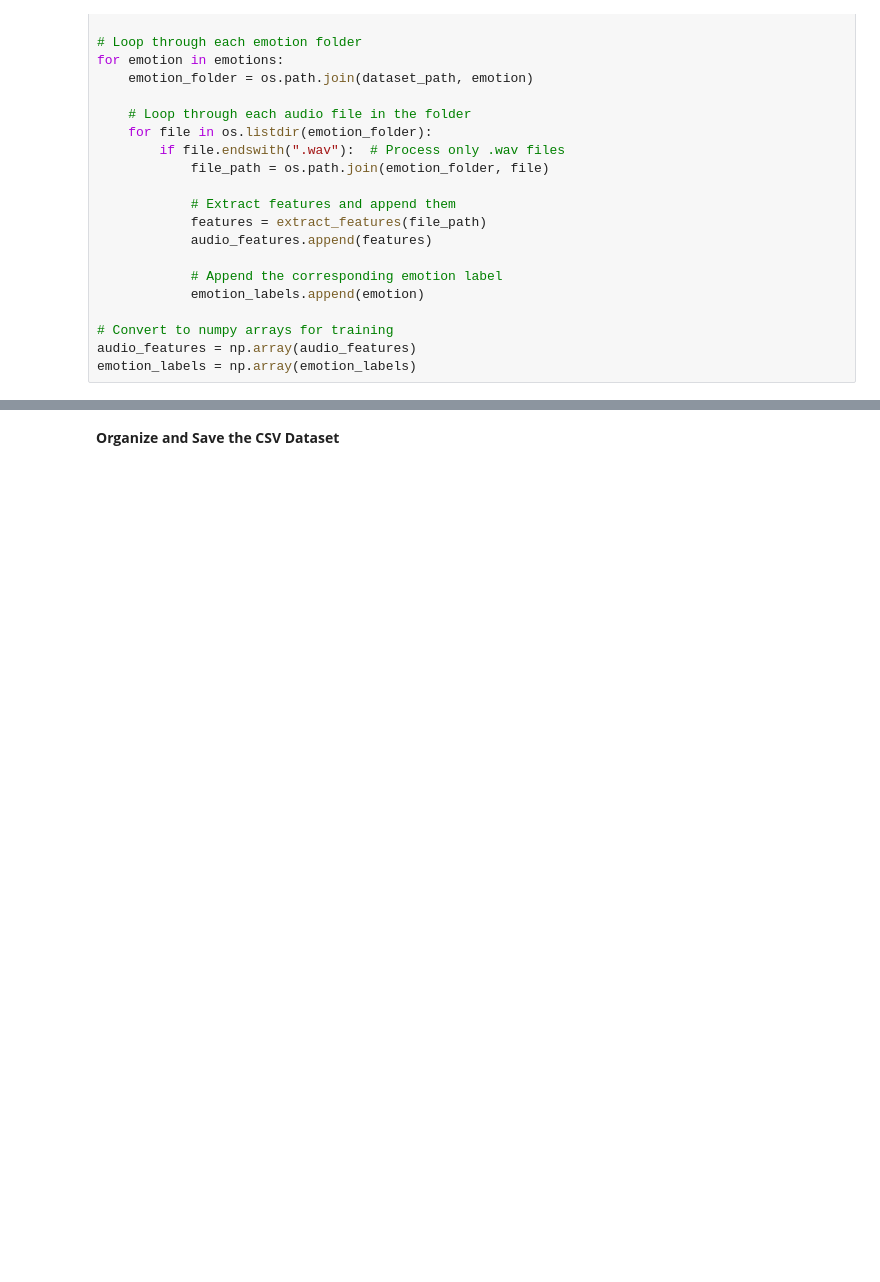
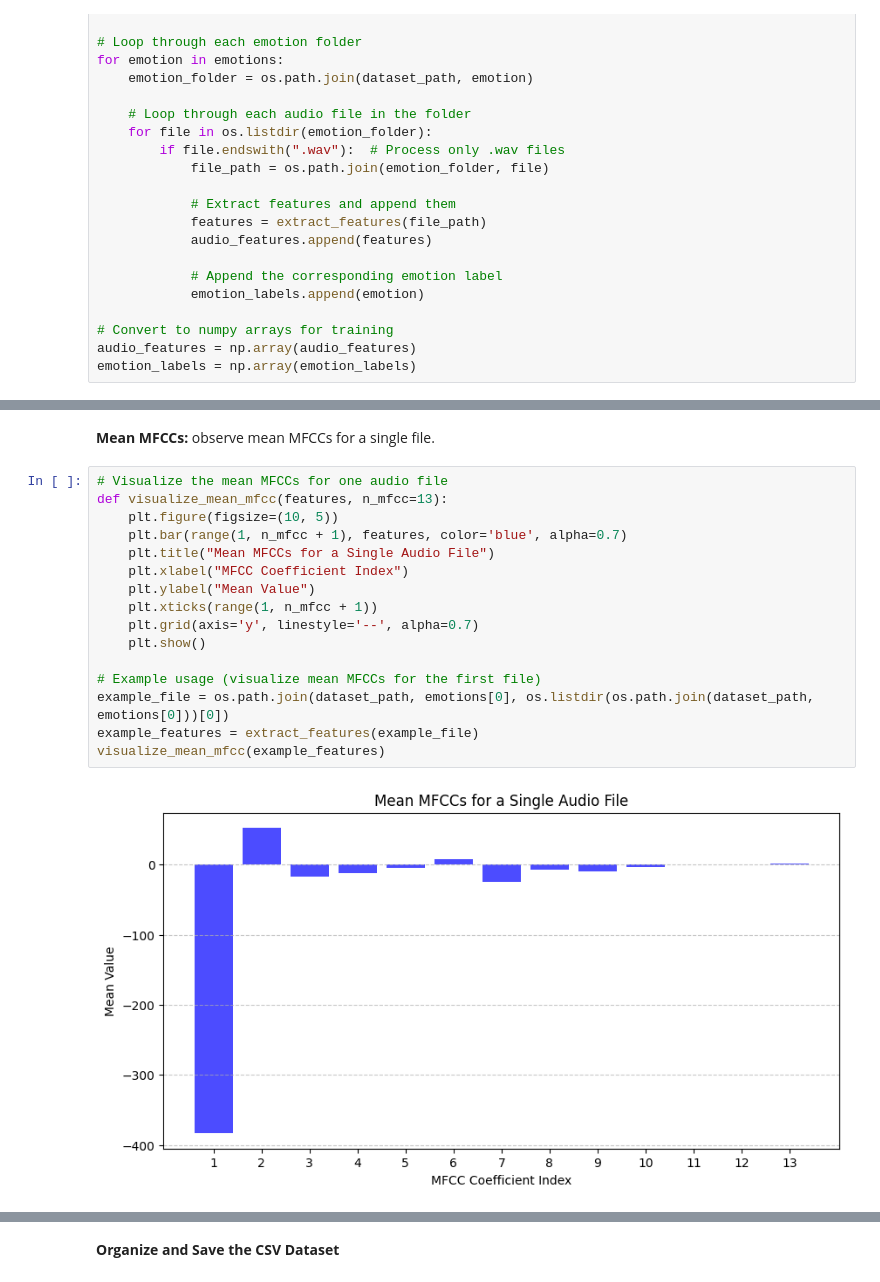
Before and after one commit to abs-sayem/stress_level_detection, a Jupyter notebook: emotion_score_stress_level_detection.ipynb, the cells around one changed output, grey strips where cells are left out. Saved outputs shown, nothing was run; the diff lists cells and outputs as text; blank space fills up the shorter version.

```diff
--- a/emotion_score_stress_level_detection.ipynb
+++ b/emotion_score_stress_level_detection.ipynb
@@ -45,0 +101,20 @@ emotion_labels = np.array(emotion_labels)
+# %% [markdown]
+**Mean MFCCs:** observe mean MFCCs for a single file.
+# %%
+# Visualize the mean MFCCs for one audio file
+def visualize_mean_mfcc(features, n_mfcc=13):
+    plt.figure(figsize=(10, 5))
+    plt.bar(range(1, n_mfcc + 1), features, color='blue', alpha=0.7)
+    plt.title("Mean MFCCs for a Single Audio File")
+    plt.xlabel("MFCC Coefficient Index")
+    plt.ylabel("Mean Value")
+    plt.xticks(range(1, n_mfcc + 1))
+    plt.grid(axis='y', linestyle='--', alpha=0.7)
+    plt.show()
+
+# Example usage (visualize mean MFCCs for the first file)
+example_file = os.path.join(dataset_path, emotions[0], os.listdir(os.path.join(dataset_path, emotions[0]))[0])
+example_features = extract_features(example_file)
+visualize_mean_mfcc(example_features)
+# %% [output]
+[figure, added]
```
Also changed, not shown: parts of 9 cells of this notebook, 1 other file.
